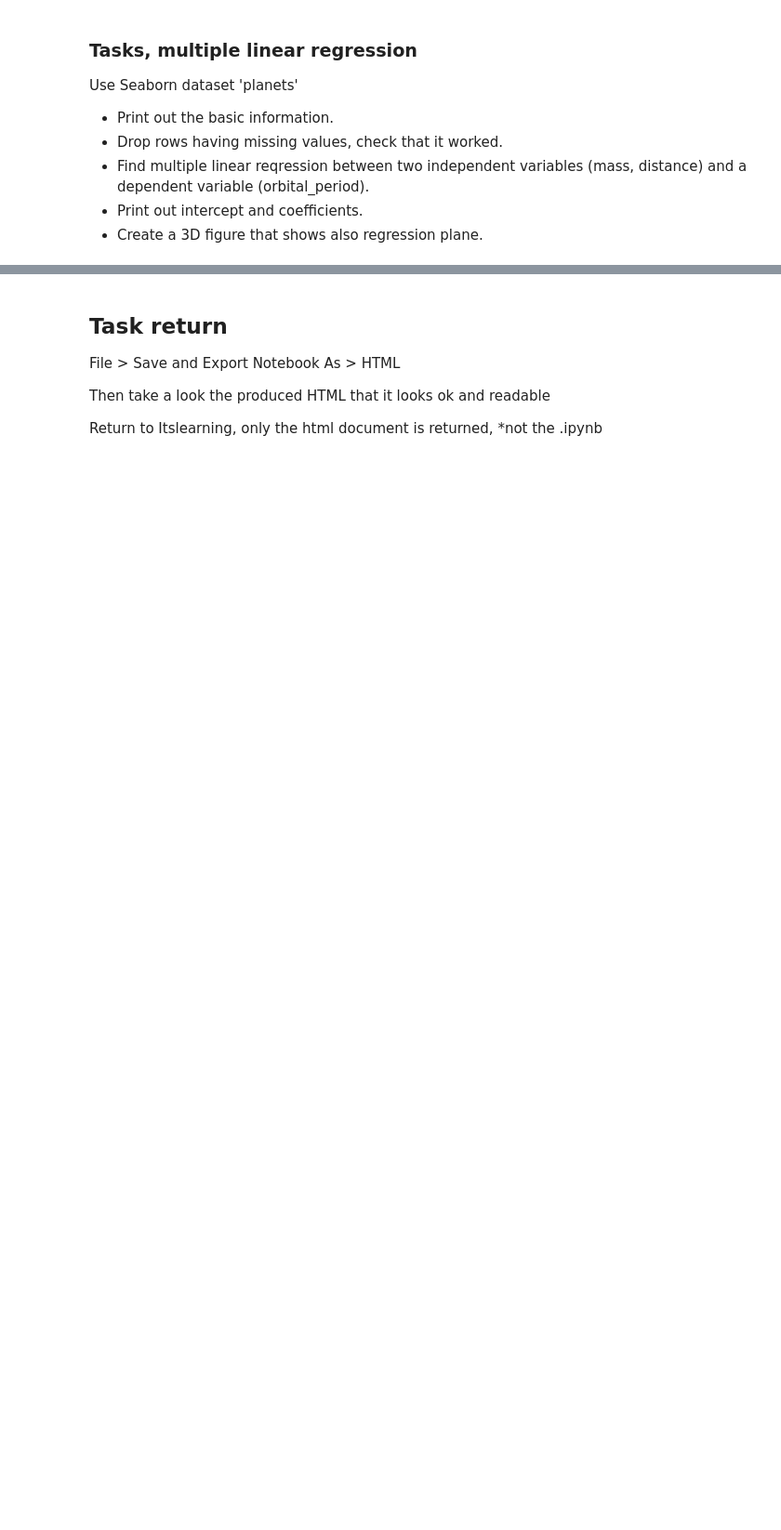
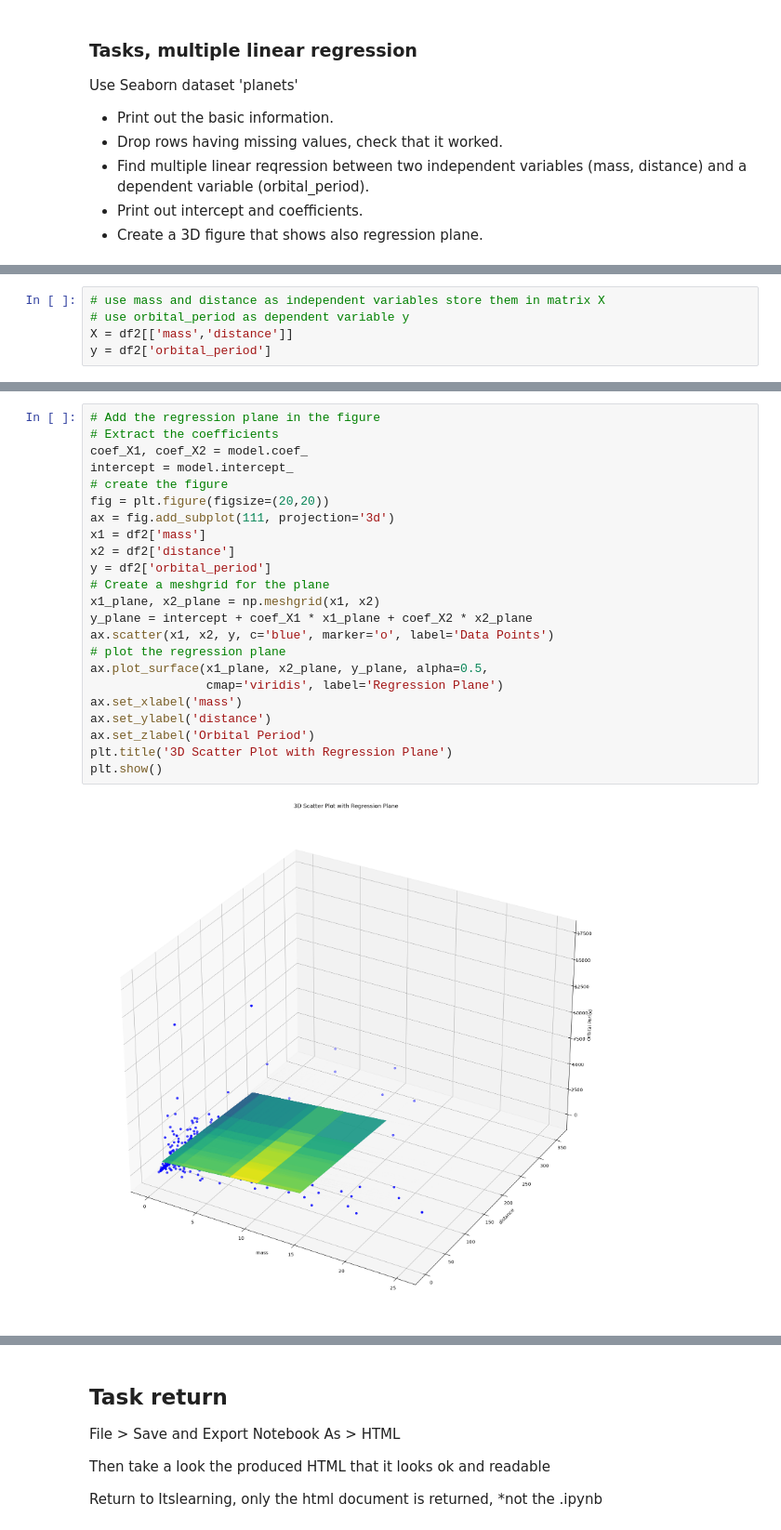
Before and after one commit to buicaothe/PYTHON, a Jupyter notebook: DATA MANAGEMENT/Labweek43/DataScaling_LinearRegression.ipynb, the cells around one changed output, grey strips where cells are left out. Shown at 93% size. Saved outputs shown, nothing was run; the diff lists cells and outputs as text; blank space fills up the shorter version.

```diff
--- a/DATA MANAGEMENT/Labweek43/DataScaling_LinearRegression.ipynb
+++ b/DATA MANAGEMENT/Labweek43/DataScaling_LinearRegression.ipynb
@@ -1029,0 +1109,5 @@ plt.show()
+# %%
+# use mass and distance as independent variables store them in matrix X
+# use orbital_period as dependent variable y
+X = df2[['mass','distance']]
+y = df2['orbital_period']
@@ -1030,3 +1144,28 @@ plt.show()
+# %%
+# Add the regression plane in the figure
+# Extract the coefficients
+coef_X1, coef_X2 = model.coef_
+intercept = model.intercept_
+# create the figure
+fig = plt.figure(figsize=(20,20))
+ax = fig.add_subplot(111, projection='3d')
+x1 = df2['mass']
+x2 = df2['distance']
+y = df2['orbital_period']
+# Create a meshgrid for the plane
+x1_plane, x2_plane = np.meshgrid(x1, x2)
+y_plane = intercept + coef_X1 * x1_plane + coef_X2 * x2_plane
+ax.scatter(x1, x2, y, c='blue', marker='o', label='Data Points')
+# plot the regression plane
+ax.plot_surface(x1_plane, x2_plane, y_plane, alpha=0.5,
+                cmap='viridis', label='Regression Plane')
+ax.set_xlabel('mass')
+ax.set_ylabel('distance')
+ax.set_zlabel('Orbital Period')
+plt.title('3D Scatter Plot with Regression Plane')
+plt.show()
+# %% [output]
+[figure, added]
 # %% [markdown]
 ## Task: AI statement (mandatory)
 
```
Also changed, not shown: parts of 17 cells of this notebook, 2 other files.
